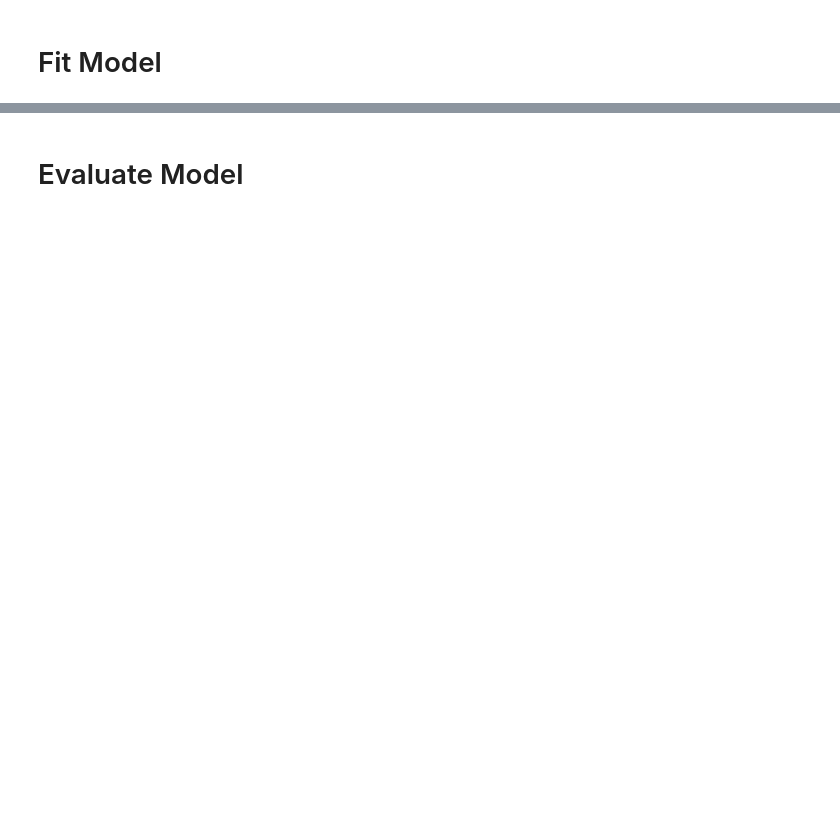
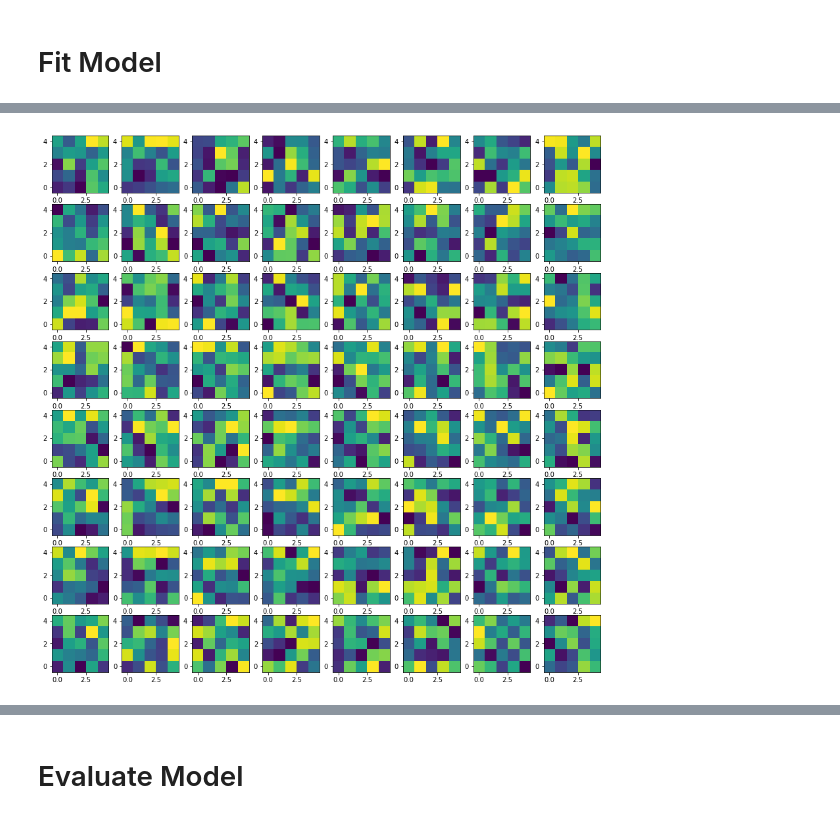
Before and after one commit to rabitt/ismir2017-deepsalience, a Jupyter notebook: notebooks/train_network.ipynb, the cells around one changed output, grey strips where cells are left out. Saved outputs shown, nothing was run; the diff lists cells and outputs as text; code cells hidden in the pictures; blank space fills up the shorter version.

```diff
--- a/notebooks/train_network.ipynb
+++ b/notebooks/train_network.ipynb
@@ -241,5 +246,24 @@ predictions = Reshape((20, 20), name='reshapeeee')(y4)
 model = Model(inputs=inputs, outputs=predictions)
 # %% [markdown]
 # Compile Model
+# %%
+def bkld(y_true, y_pred):
+    y_true = K.clip(y_true, K.epsilon(), 1.0 - K.epsilon())
+    y_pred = K.clip(y_pred, K.epsilon(), 1.0 - K.epsilon())
+    return K.mean(K.mean(-1.0*y_true* K.log(y_pred) - (1.0 - y_true) * K.log(1.0 - y_pred), axis=-1), axis=-1)
+
+def soft_binary_accuracy(y_true, y_pred):
+    return K.mean(K.mean(K.equal(K.round(y_true), K.round(y_pred)),
+        axis=-1), axis=-1)
+
+# def soft_binary_accuracy(y_true, y_pred):
+#     return K.mean(K.mean(
+#         K.prod(
+#             K.concatenate(
+#                 [(0.98*K.round(y_true) + 0.01), K.cast(K.equal(K.round(y_true), K.round(y_pred)), dtype='float32')],
+#                 axis=-1
+#             ), axis=-1
+#         ),
+#         axis=-1), axis=-1)
 # %%
 # loss binary cross entropy
@@ -305,2 +421,16 @@ ValueError: output of generator should be a tuple `(x, y, sample_weight)` or `(x
+# %%
+# plot filters
+conv_layer = best_model.get_layer(name='bendy2')
+weights = conv_layer.get_weights()
+weight_array = weights[0]
+plt.figure(figsize=(15, 15))
+for i in range(64):
+    plt.subplot(8, 8, i+1)
+    plt.imshow(weight_array[:, :, 0, i], origin='lower')
+    plt.axis('square')
+
+plt.show()
+# %% [output]
+[figure, added]
 # %%
 # plot filters
```
Also changed, not shown: parts of 26 cells of this notebook, 5 other files.
